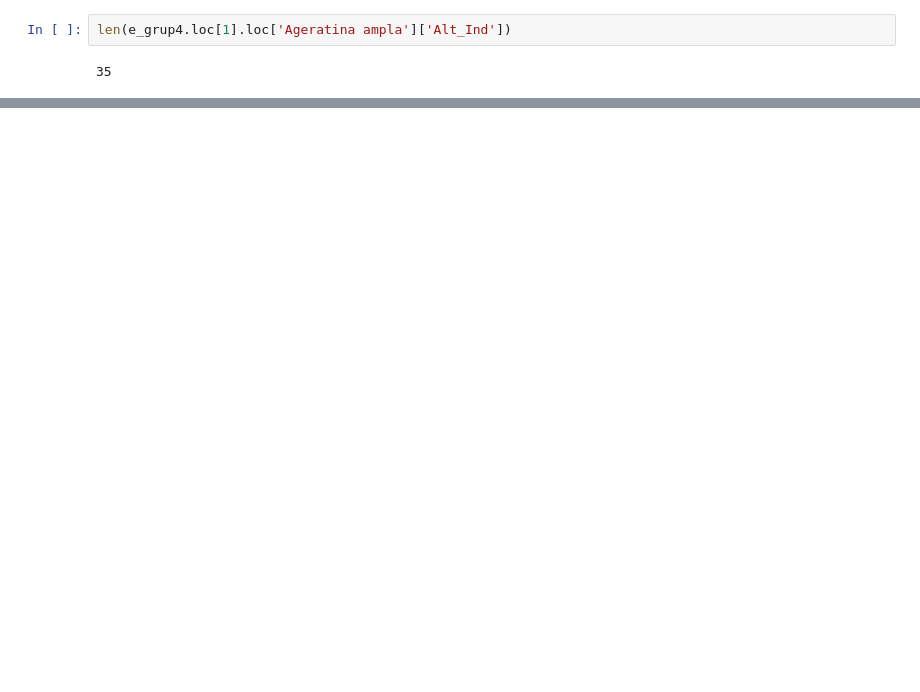
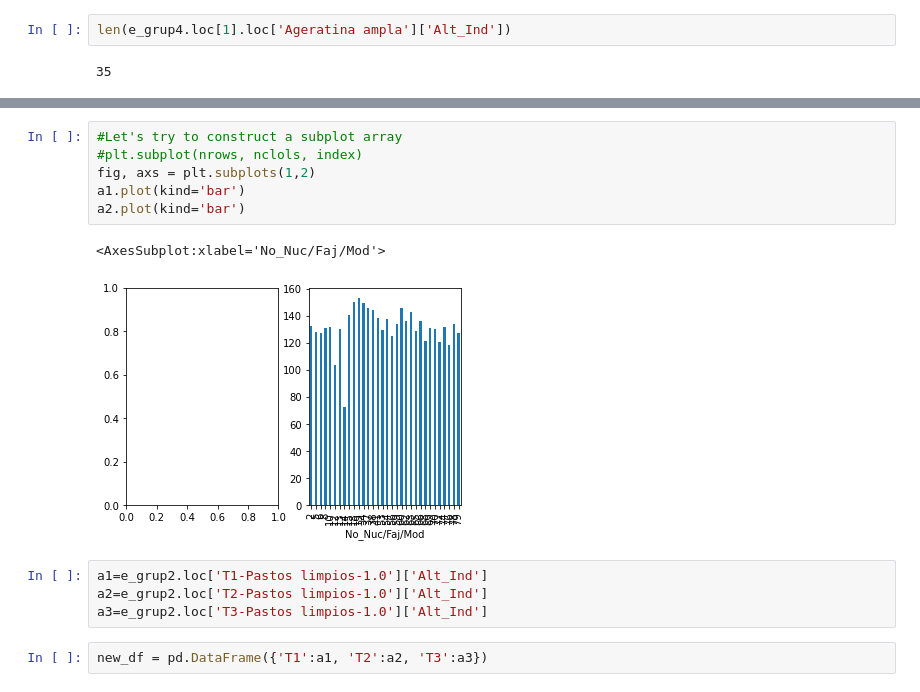
Before and after one commit to Slid61/Plant-Restoration-Data, a Jupyter notebook: Data Wrangling SAPR Bojacá.ipynb, the cells around one changed output, grey strips where cells are left out. Cells and saved outputs as stored; diff of their text form; blank space fills up the shorter version.

```diff
--- a/Data Wrangling SAPR Bojacá.ipynb
+++ b/Data Wrangling SAPR Bojacá.ipynb
@@ -261,3 +254,18 @@ for item in e_index1:
 [figure]
 [figure]
 [figure]
+# %%
+#Let's try to construct a subplot array
+#plt.subplot(nrows, nclols, index)
+fig, axs = plt.subplots(1,2)
+a1.plot(kind='bar')
+a2.plot(kind='bar')
+# %% [output]
+<AxesSubplot:xlabel='No_Nuc/Faj/Mod'>
+[figure, added]
+# %%
+a1=e_grup2.loc['T1-Pastos limpios-1.0']['Alt_Ind']
+a2=e_grup2.loc['T2-Pastos limpios-1.0']['Alt_Ind']
+a3=e_grup2.loc['T3-Pastos limpios-1.0']['Alt_Ind']
+# %%
+new_df = pd.DataFrame({'T1':a1, 'T2':a2, 'T3':a3})
```
Also changed, not shown: parts of 7 cells of this notebook, 4 other files.
